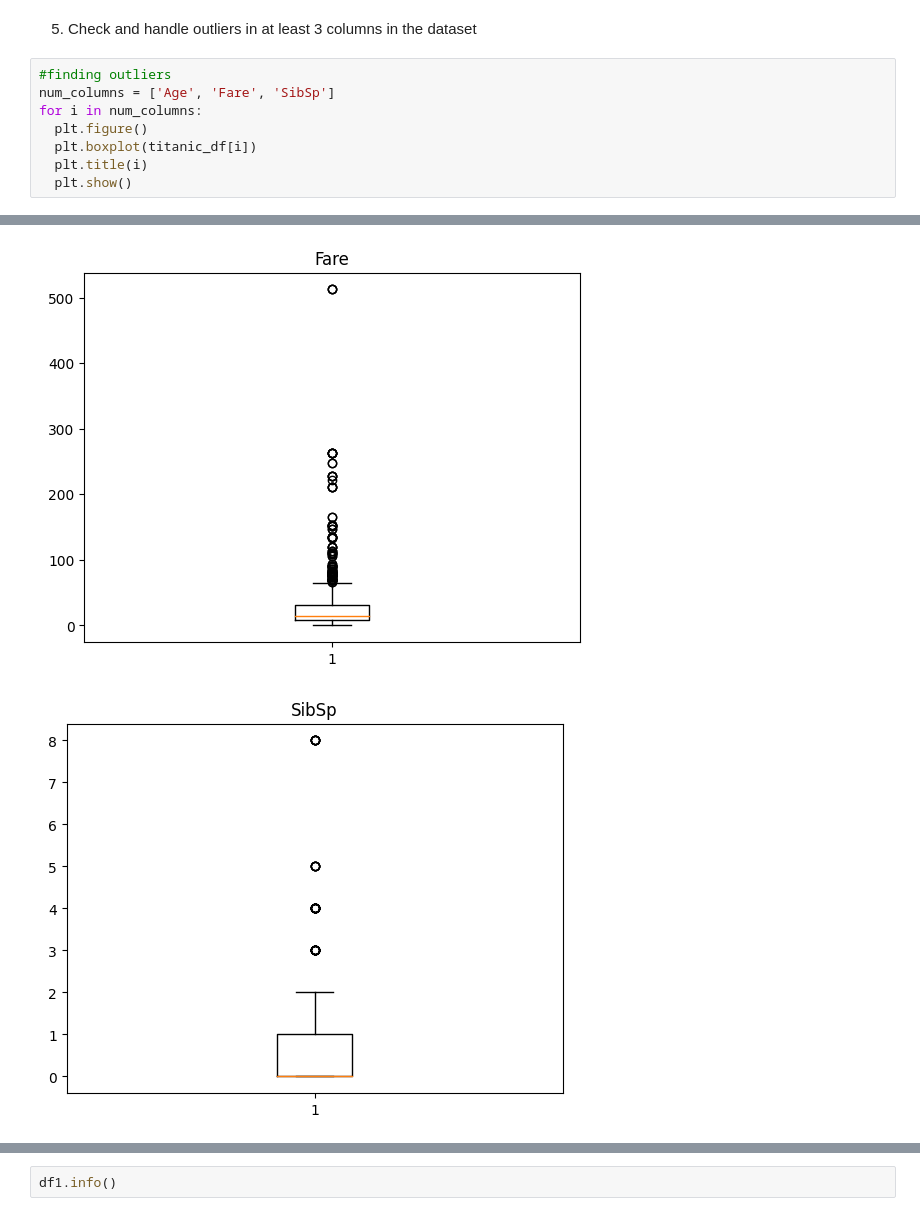
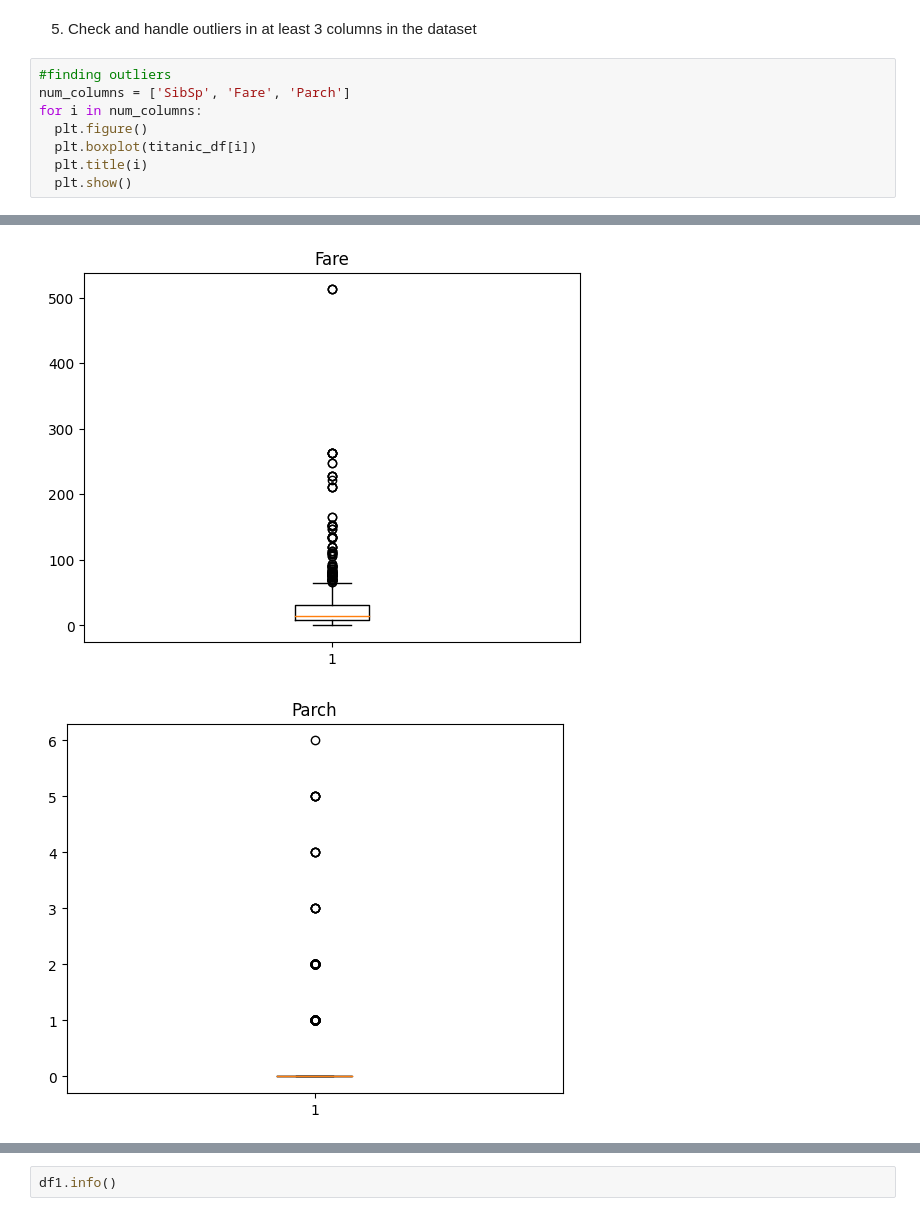
Before and after one commit to bintabinty/DSA_Assignments, a Jupyter notebook: Assignment_on_preprocessing_Binty_Biju.ipynb, the cells around one changed output, grey strips where cells are left out. Cells and saved outputs as stored; diff of their text form.

```diff
--- a/Assignment_on_preprocessing_Binty_Biju.ipynb
+++ b/Assignment_on_preprocessing_Binty_Biju.ipynb
@@ -121,7 +121,7 @@ dtype: int64
 5. Check and handle outliers in at least 3 columns in the dataset
 # %%
 #finding outliers
-num_columns = ['Age', 'Fare', 'SibSp']
+num_columns = ['SibSp', 'Fare', 'Parch']
 for i in num_columns:
   plt.figure()
   plt.boxplot(titanic_df[i])
@@ -132,2 +132,2 @@ for i in num_columns:
 [figure]
-[figure, old version]
+[figure, new version]
```
Also changed, not shown: parts of 17 cells of this notebook.
